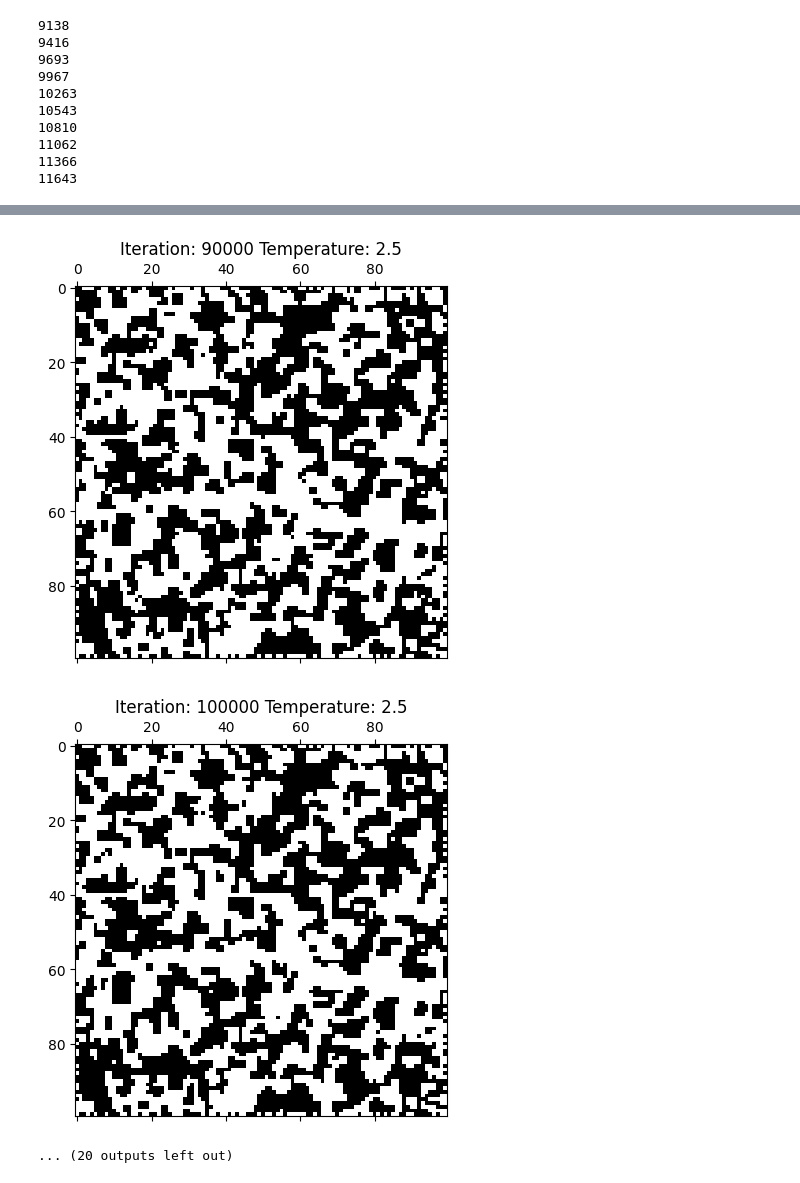
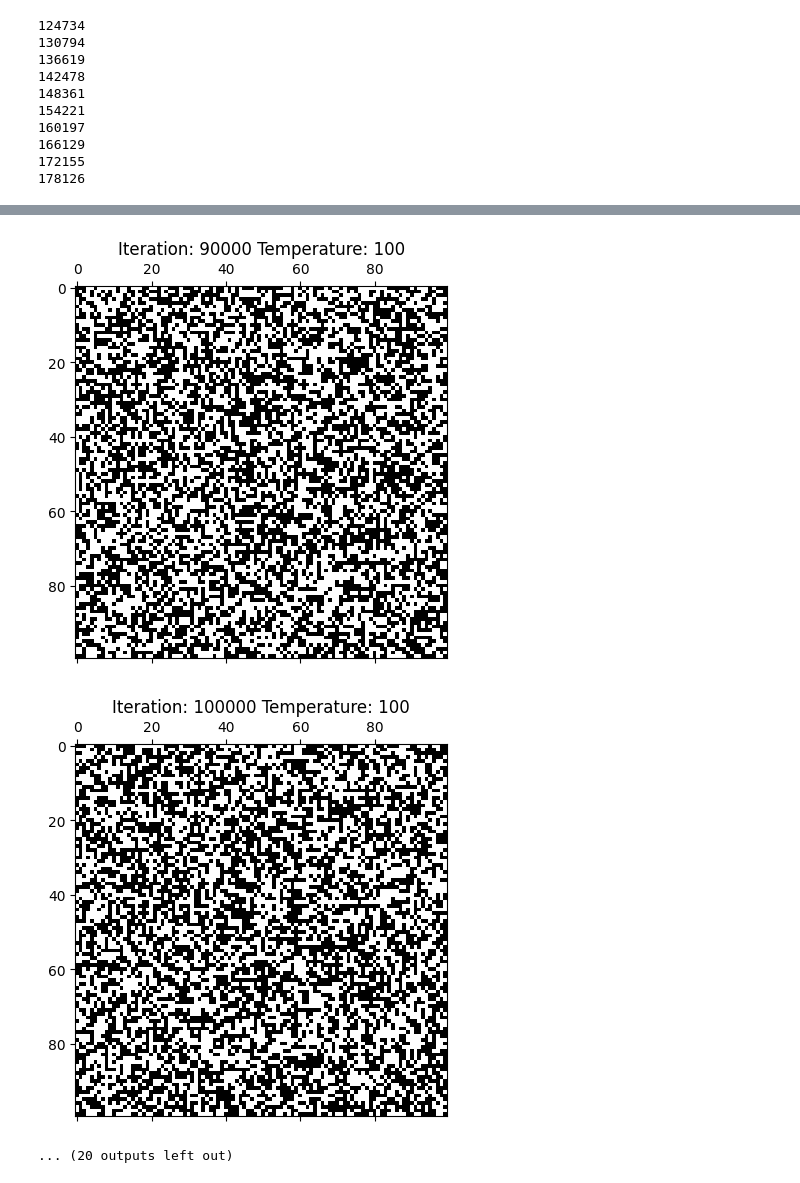
Before and after one commit to alexburg14/Ising-Model, a Jupyter notebook: first_test.ipynb, the cells around one changed output, grey strips where cells are left out. Cells and saved outputs as stored; diff of their text form; code cells hidden in the pictures.

```diff
--- a/first_test.ipynb
+++ b/first_test.ipynb
@@ -4,7 +4,7 @@ import numpy as np
 import scipy
 import random
 # %%
-# generate 5x5 grid of spin either with -1 or 1 for ising model
+# generate NxN grid of spin either with -1 or 1 for ising model
 def generate_grid(N):
     return np.random.choice([-1,1],(N,N))
 
@@ -13,12 +13,34 @@ def generate_grid(N):
 def Hamiltonian_Monte_carlo(grid,temperature):
     count = 0
     length = len(grid[0]) # assuming quadratic grid
-    rand_point_i = np.random.randint(1,length-1)
-    rand_point_j = np.random.randint(1,length-1)
+    rand_point_i = np.random.randint(0,length-1)
+    rand_point_j = np.random.randint(0,length-1)
+
     random_point = grid[rand_point_i,rand_point_j]
 
+    if rand_point_i == 0:
+        left = grid[length-1,rand_point_j]
+    else:
+        left = grid[rand_point_i-1,rand_point_j]
+
+    if rand_point_i == length-1:
+        right = grid[0,rand_point_j]
+    else:
+        right = grid[rand_point_i+1,rand_point_j]
+
+    if rand_point_j == 0:
+        up = grid[rand_point_i,length-1]
+    else:
+        up = grid[rand_point_i,rand_point_j-1]
+
+    if rand_point_j == length-1:
+        down = grid[rand_point_i,0]
+    else:
+        down = grid[rand_point_i,rand_point_j+1]
+
+
     # calculate energy of the grid
-    energy = -random_point*(grid[rand_point_i-1,rand_point_j] + grid[rand_point_i+1,rand_point_j] + grid[rand_point_i,rand_point_j-1] + grid[rand_point_i,rand_point_j+1])
+    energy = -random_point*(left+right+up+down)
 
     # flip spin according to Energy
 
@@ -34,8 +56,9 @@ def Hamiltonian_Monte_carlo(grid,temperature):
     #print(grid)
     return grid, count
 # %%
-length_test = 100
-grid_array = generate_grid(length_test)
+length_grid = 100
+grid_array = generate_grid(length_grid)
+print(grid_array)
 
 #plot the grid, where 1 is white and -1 is black
 plt.matshow(grid_array,cmap='gray')
@@ -47,7 +77,7 @@ count_list = []
 count_adding_up = 0
 iteration_times = 30
 iteration_length = 10000
-temp = 2.5
+temp =100
 for i in range(iteration_times):
     # save the grid after 1000 iterations
     for j in range(iteration_length):
@@ -82,10 +112,10 @@ for i in range(iteration_times):
-9138
-9416
-9693
-9967
-10263
-10543
-10810
-11062
-11366
-11643
+124734
+130794
+136619
+142478
+148361
+154221
+160197
+166129
+172155
+178126
@@ -100,5 +130,5 @@ for i in range(iteration_times):
-[figure, old version]
+[figure, new version]
-[figure, old version]
+[figure, new version]
 ... (20 outputs left out)
 # %%
 plt.plot(np.arange(iteration_times),count_list)
```
Also changed, not shown: parts of 4 cells of this notebook, 32 other files.
